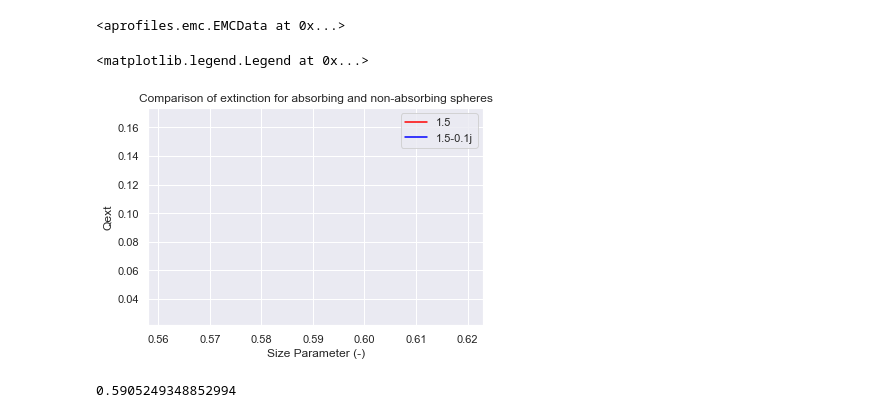
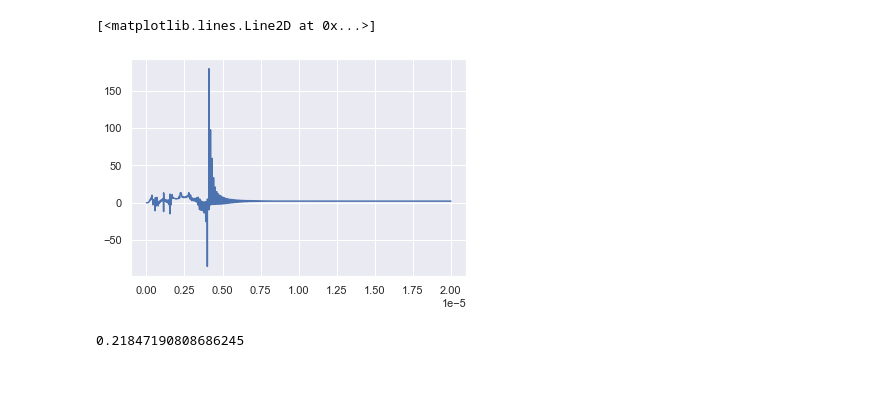
Before and after one commit to AugustinMortier/a-profiles, a Jupyter notebook: dev.ipynb, the cells around one changed output. Cells and saved outputs as stored; diff of their text form; code cells hidden in the pictures; blank space fills up the shorter version.

```diff
--- a/dev.ipynb
+++ b/dev.ipynb
@@ -14,27 +27,18 @@ profiles.inversion()
+# %%
+import miepython
+#size parameter
+x = 2*np.pi*radius/532E-9
+#refractive index
+m = complex(1.5, 0.1)
+#mie calculation
+qext, _qsca, _qback, _g = miepython.mie(m, x)
+# %%
+plt.plot(radius, qext)
+# %% [output]
+[<matplotlib.lines.Line2D at 0x...>]
+[figure, added]
 # %%
-apro.emc.EMCData(aer_type='dust', wavelength=532E-9)
+emc = apro.emc.EMCData(aer_type='dust', wavelength=532E-9)
+emc.emc
 # %% [output]
-<aprofiles.emc.EMCData at 0x...>
+0.21847190808686245
-# %%
-import math
-x = 2*math.pi*100E-9/1064E-9
-
-qext, qsca, qback, g = miepython.mie(1.5, x)
-plt.plot(x, qext, color='red', label="1.5")
-
-qext, qsca, qback, g = miepython.mie(1.5 - 0.1j, x)
-plt.plot(x, qext, color='blue', label="1.5-0.1j")
-
-plt.title("Comparison of extinction for absorbing and non-absorbing spheres")
-plt.xlabel("Size Parameter (-)")
-plt.ylabel("Qext")
-plt.legend()
-# %% [output]
-<matplotlib.legend.Legend at 0x...>
-[figure, removed]
-# %%
-aerosols = {
-    'ash': {'mr': , 'mi': ,'density': ,}
-}
-# %% [output]
-0.5905249348852994
```
Also changed, not shown: parts of 5 cells of this notebook, 42 other files.
